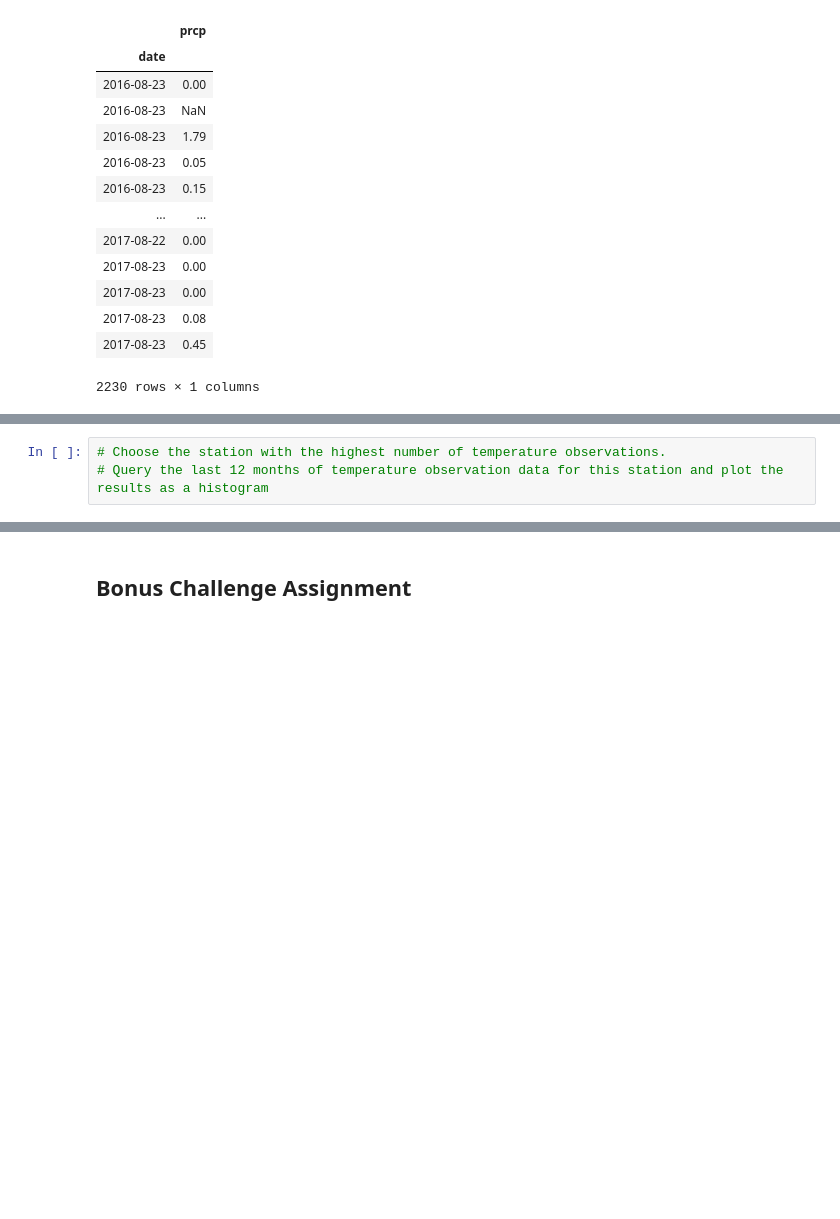
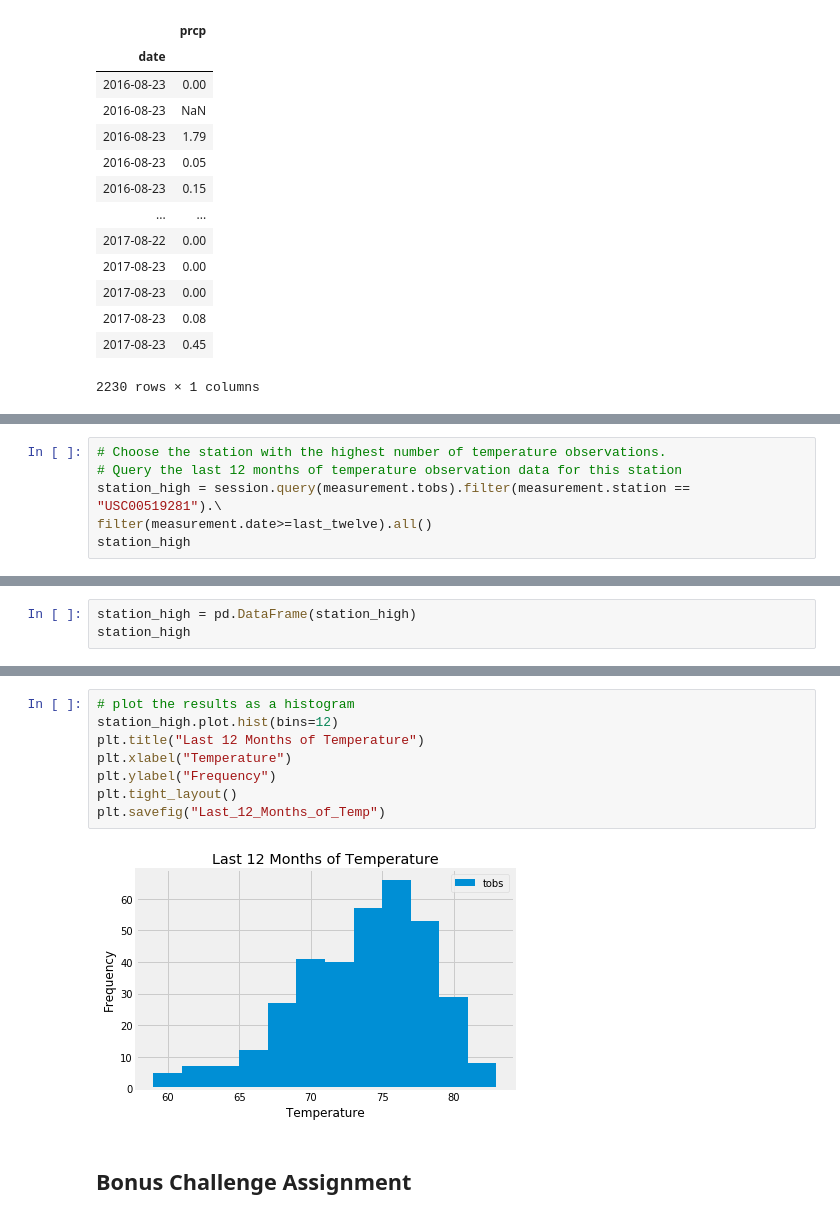
Before and after one commit to vijay043077/sqlalchemy-challenge, a Jupyter notebook: Instructions/climate_starter.ipynb, the cells around one changed output, grey strips where cells are left out. Saved outputs shown, nothing was run; the diff lists cells and outputs as text; blank space fills up the shorter version.

```diff
--- a/Instructions/climate_starter.ipynb
+++ b/Instructions/climate_starter.ipynb
@@ -130,3 +161,6 @@ plt.tight_layout()
 # %%
 # Choose the station with the highest number of temperature observations.
-# Query the last 12 months of temperature observation data for this station and plot the results as a histogram
+# Query the last 12 months of temperature observation data for this station
+station_high = session.query(measurement.tobs).filter(measurement.station == "USC00519281").\
+filter(measurement.date>=last_twelve).all()
+station_high
@@ -132,0 +185,3 @@ plt.tight_layout()
+# %%
+station_high = pd.DataFrame(station_high)
+station_high
@@ -133,3 +202,13 @@ plt.tight_layout()
+# %%
+# plot the results as a histogram
+station_high.plot.hist(bins=12)
+plt.title("Last 12 Months of Temperature")
+plt.xlabel("Temperature")
+plt.ylabel("Frequency")
+plt.tight_layout()
+plt.savefig("Last_12_Months_of_Temp")
+# %% [output]
+[figure, added]
 # %% [markdown]
 ## Bonus Challenge Assignment
 # %%
```
Also changed, not shown: parts of 7 cells of this notebook, 5 other files.
